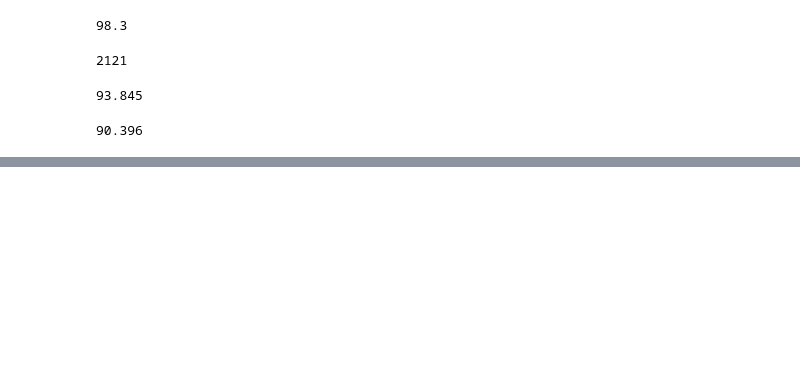
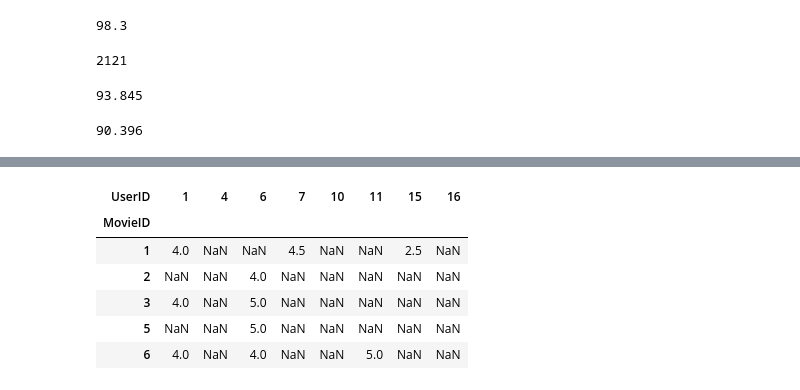
Before and after one commit to Intarii/Caesar, a Jupyter notebook: Lab 02.ipynb, the cells around one changed output, grey strips where cells are left out. Cells and saved outputs as stored; diff of their text form; code cells hidden in the pictures; blank space fills up the shorter version.

```diff
--- a/Lab 02.ipynb
+++ b/Lab 02.ipynb
@@ -117,0 +193,10 @@ SparseRate(rating_table)
+# %%
+rating_table.iloc[:5, :8]
+# %% [output]
+| UserID | 1 | 4 | 6 | 7 | 10 | 11 | 15 | 16 |
+| MovieID |  |  |  |  |  |  |  |  |
+| 1 | 4.0 | NaN | NaN | 4.5 | NaN | NaN | 2.5 | NaN |
+| 2 | NaN | NaN | 4.0 | NaN | NaN | NaN | NaN | NaN |
+| 3 | 4.0 | NaN | 5.0 | NaN | NaN | NaN | NaN | NaN |
+| 5 | NaN | NaN | 5.0 | NaN | NaN | NaN | NaN | NaN |
+| 6 | 4.0 | NaN | 4.0 | NaN | NaN | 5.0 | NaN | NaN |
```
Also changed, not shown: parts of 9 cells of this notebook.
